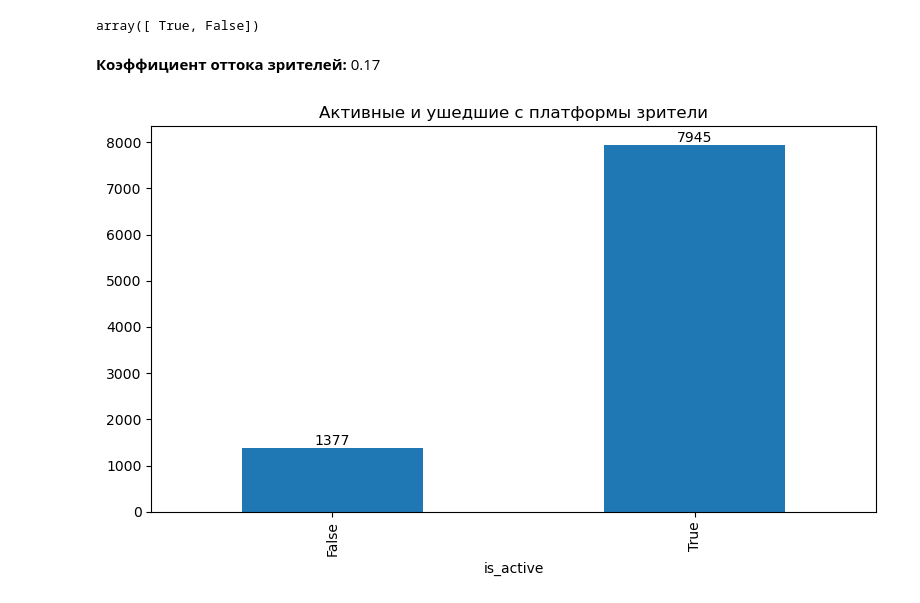
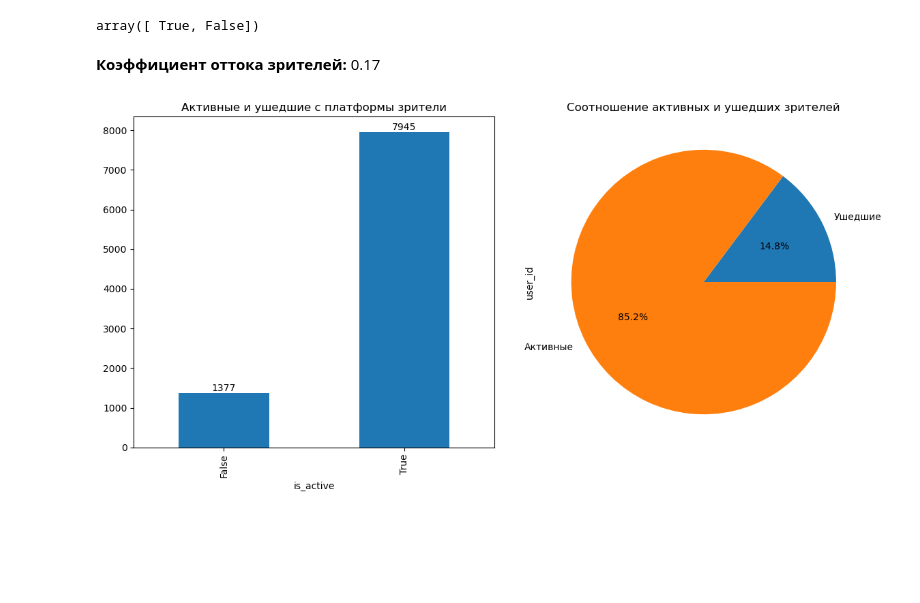
Before and after one commit to rouch314/netflix-users-behavior-analysis, a Jupyter notebook: netflix-analysis.ipynb, the cells around one changed output. Drawn from its saved outputs; the diff is of its cells as text; code cells hidden in the pictures; blank space fills up the shorter version.

Commit message:
Добавлены графики по churn rate

```diff
--- a/netflix-analysis.ipynb
+++ b/netflix-analysis.ipynb
@@ -839,17 +839,22 @@ df['is_active'].unique()
 # %% [output]
 array([ True, False])
 # %%
-churn_rate = ((df[df['is_active'] == False]['user_id'].count()) / (df[df['is_active'] == True]['user_id'].count())).round(2)
+churn_rate = ((~df['is_active']).sum() / (df['is_active'].sum())).round(2)
 display(Markdown(f'**Коэффициент оттока зрителей:** {churn_rate}'))
 
+active_grouped = df.groupby('is_active')['user_id'].count()
 
-active_grouped = df.groupby('is_active')['user_id'].count()
-plt.figure(figsize=(8, 5))
-plot = active_grouped.plot(kind='bar')
+fig, axes = plt.subplots(1, 2, figsize=(12, 6))
+
+plot = active_grouped.plot(kind='bar', ax=axes[0])
 plot.bar_label(plot.containers[0], fmt='%.0f')
-plt.title('Активные и ушедшие с платформы зрители')
+plot.set_title('Активные и ушедшие с платформы зрители')
+
+pie = active_grouped.plot(kind='pie', autopct='%.1f%%', labels=['Ушедшие', 'Активные'], ax=axes[1])
+pie.set_title('Соотношение активных и ушедших зрителей')
+
 plt.tight_layout()
 plt.show()
 # %% [output]
 **Коэффициент оттока зрителей:** 0.17
-[figure, old version]
+[figure, new version]
```
